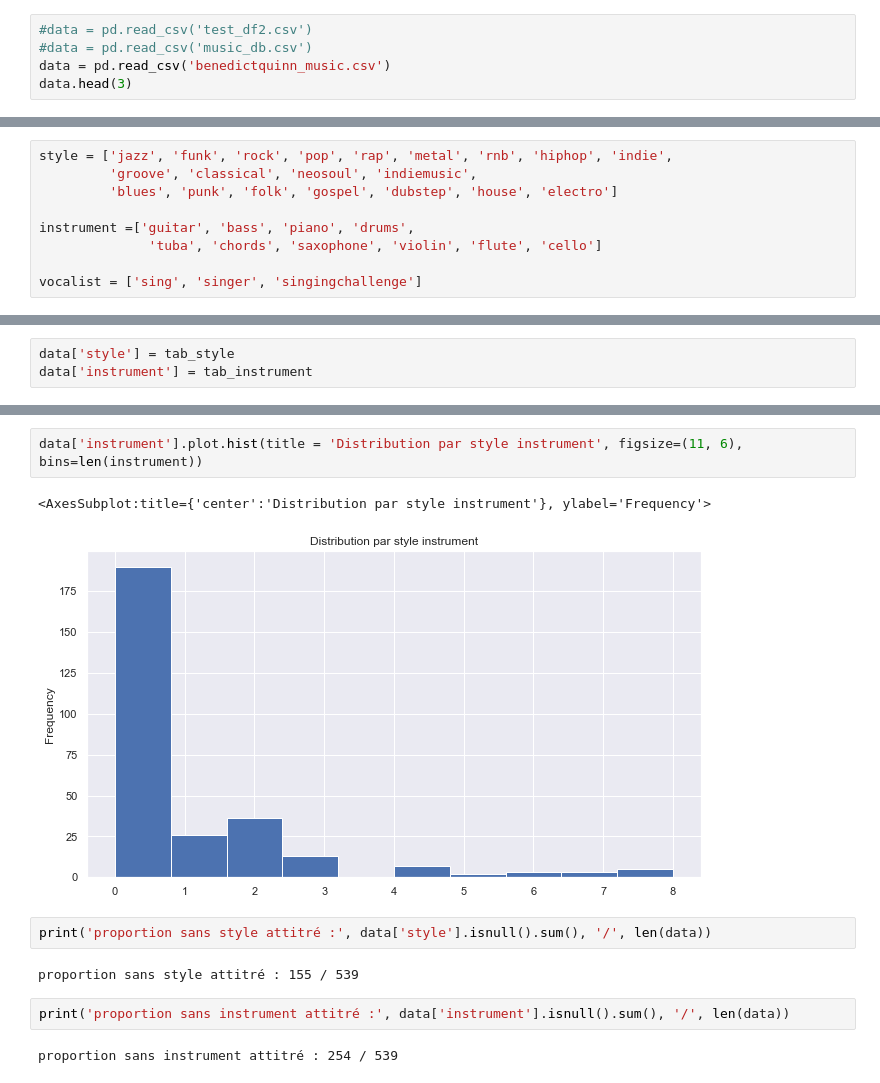
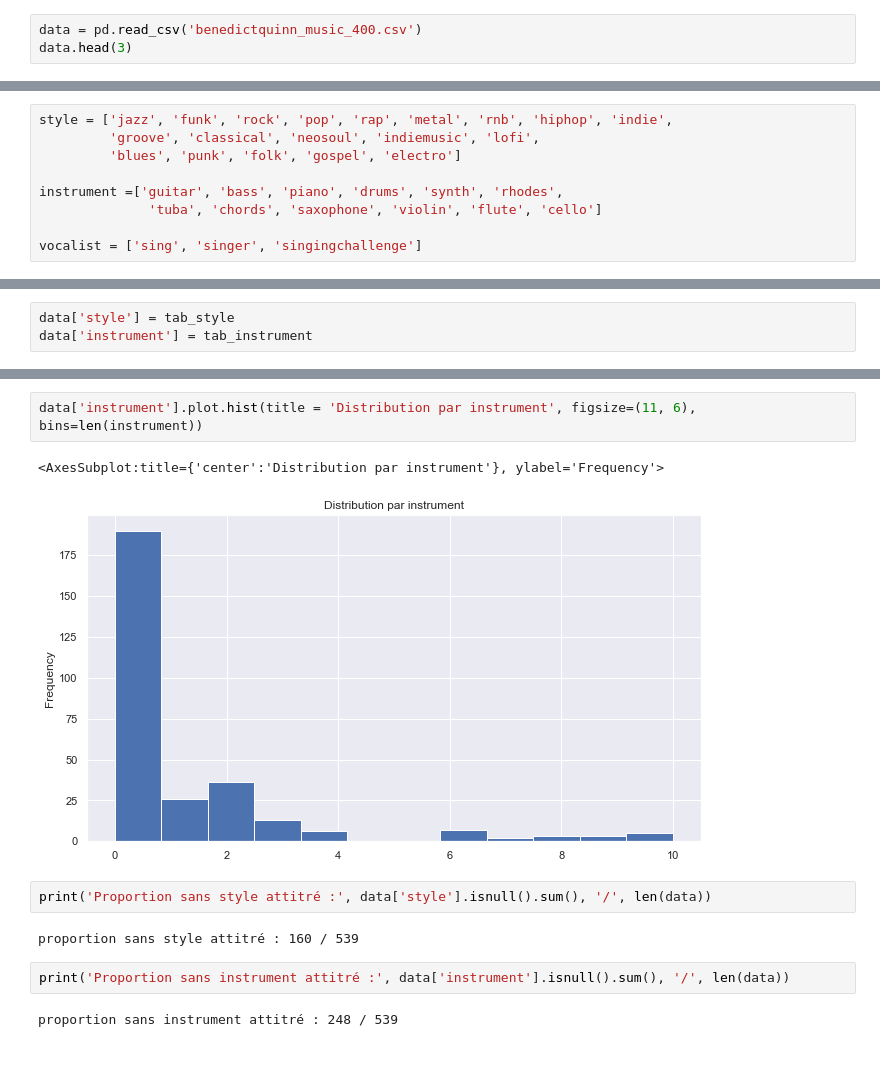
Before and after one commit to r-jaylet/TikTok_Scrap, a Jupyter notebook: data_analysis.ipynb, the cells around one changed output, grey strips where cells are left out. Drawn from its saved outputs; the diff is of its cells as text.

```diff
--- a/data_analysis.ipynb
+++ b/data_analysis.ipynb
@@ -8,9 +8,7 @@ import seaborn
 # %%
 seaborn.set()
 # %%
-#data = pd.read_csv('test_df2.csv')
-#data = pd.read_csv('music_db.csv')
-data = pd.read_csv('benedictquinn_music.csv')
+data = pd.read_csv('benedictquinn_music_400.csv')
 data.head(3)
 # %% [output]
 |  | user_name | nickname | signature | verified | follower_count | following_count | likes_count | video_count | ... |
@@ -68,10 +66,10 @@ Text(0.5, 1.0, 'Nombre dutilisation des hashtags les plus fréquents')
 [figure]
 # %%
 style = ['jazz', 'funk', 'rock', 'pop', 'rap', 'metal', 'rnb', 'hiphop', 'indie',
-         'groove', 'classical', 'neosoul', 'indiemusic',
-         'blues', 'punk', 'folk', 'gospel', 'dubstep', 'house', 'electro']
+         'groove', 'classical', 'neosoul', 'indiemusic', 'lofi',
+         'blues', 'punk', 'folk', 'gospel', 'electro']
 
-instrument =['guitar', 'bass', 'piano', 'drums',
+instrument =['guitar', 'bass', 'piano', 'drums', 'synth', 'rhodes',
               'tuba', 'chords', 'saxophone', 'violin', 'flute', 'cello']
 
 vocalist = ['sing', 'singer', 'singingchallenge']
@@ -138,13 +136,13 @@ data['style'].plot.hist(title = 'Distribution par style musical', figsize=(11, 6
 # %%
-data['instrument'].plot.hist(title = 'Distribution par style instrument', figsize=(11, 6), bins=len(instrument))
+data['instrument'].plot.hist(title = 'Distribution par instrument', figsize=(11, 6), bins=len(instrument))
 # %% [output]
-<AxesSubplot:title={'center':'Distribution par style instrument'}, ylabel='Frequency'>
+<AxesSubplot:title={'center':'Distribution par instrument'}, ylabel='Frequency'>
-[figure, old version]
+[figure, new version]
 # %%
-print('proportion sans style attitré :', data['style'].isnull().sum(), '/', len(data))
+print('Proportion sans style attitré :', data['style'].isnull().sum(), '/', len(data))
 # %% [output]
-proportion sans style attitré : 155 / 539
+proportion sans style attitré : 160 / 539
 # %%
-print('proportion sans instrument attitré :', data['instrument'].isnull().sum(), '/', len(data))
+print('Proportion sans instrument attitré :', data['instrument'].isnull().sum(), '/', len(data))
 # %% [output]
-proportion sans instrument attitré : 254 / 539
+proportion sans instrument attitré : 248 / 539
```
Also changed, not shown: parts of 3 cells of this notebook, 2 other files.
